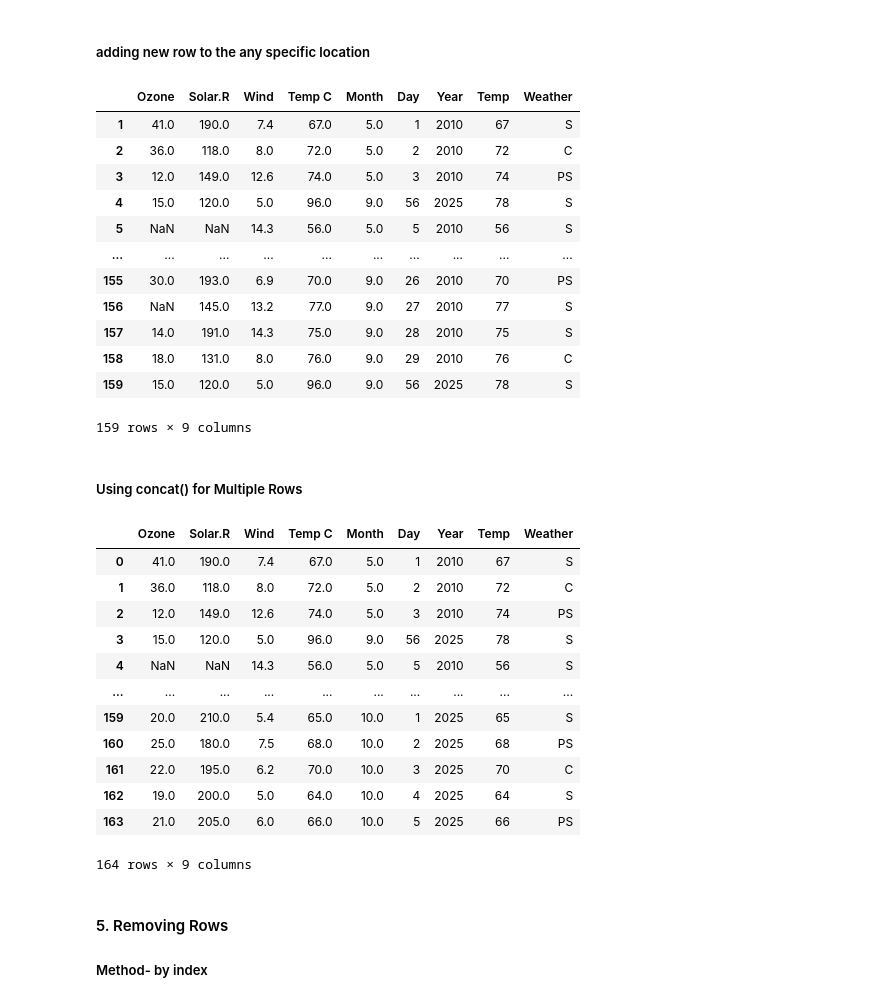
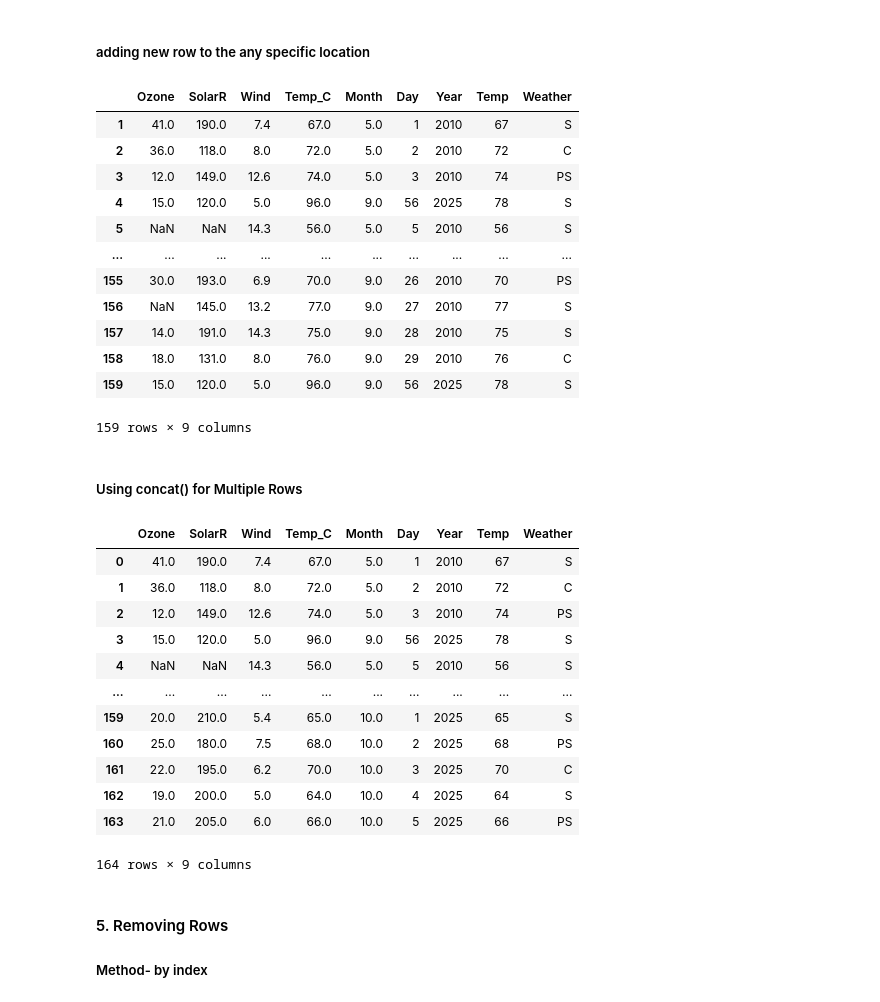
Before and after one commit to Shrawan662000/Python, a Jupyter notebook: Pandas/pandas_allInOne.ipynb, the cells around one changed output. Cells and saved outputs as stored; diff of their text form; code cells hidden in the pictures.

```diff
--- a/Pandas/pandas_allInOne.ipynb
+++ b/Pandas/pandas_allInOne.ipynb
@@ -640,0 +659,4 @@ data_cleaned2
+# %%
+# Rename specific columns
+data=data.rename(columns={'Solar.R': 'SolarR', 'Temp C': 'Temp_C'})
+data
@@ -732,7 +762,7 @@ data.iloc[3]=[15, 120, 5, 96, 9, 56, 2025, 78, 'S']
 # %%
 data
 # %% [output]
-|  | Ozone | Solar.R | Wind | Temp C | Month | Day | Year | Temp | Weather |
+|  | Ozone | SolarR | Wind | Temp_C | Month | Day | Year | Temp | Weather |
 | 1 | 41.0 | 190.0 | 7.4 | 67.0 | 5.0 | 1 | 2010 | 67 | S |
 | 2 | 36.0 | 118.0 | 8.0 | 72.0 | 5.0 | 2 | 2010 | 72 | C |
 | 3 | 12.0 | 149.0 | 12.6 | 74.0 | 5.0 | 3 | 2010 | 74 | PS |
@@ -750,18 +780,18 @@ data
 # %%
 # Define 5 new rows to be added
 new_rows = pd.DataFrame([
-    {'Ozone': 20.0, 'Solar.R': 210.0, 'Wind': 5.4, 'Temp C': 65.0, 'Month': 10, 'Day': 1, 'Year': 2025, 'Temp': 65, 'Weather': 'S'},
-    {'Ozone': 25.0, 'Solar.R': 180.0, 'Wind': 7.5, 'Temp C': 68.0, 'Month': 10, 'Day': 2, 'Year': 2025, 'Temp': 68, 'Weather': 'PS'},
-    {'Ozone': 22.0, 'Solar.R': 195.0, 'Wind': 6.2, 'Temp C': 70.0, 'Month': 10, 'Day': 3, 'Year': 2025, 'Temp': 70, 'Weather': 'C'},
-    {'Ozone': 19.0, 'Solar.R': 200.0, 'Wind': 5.0, 'Temp C': 64.0, 'Month': 10, 'Day': 4, 'Year': 2025, 'Temp': 64, 'Weather': 'S'},
-    {'Ozone': 21.0, 'Solar.R': 205.0, 'Wind': 6.0, 'Temp C': 66.0, 'Month': 10, 'Day': 5, 'Year': 2025, 'Temp': 66, 'Weather': 'PS'}
+    {'Ozone': 20.0, 'SolarR': 210.0, 'Wind': 5.4, 'Temp_C': 65.0, 'Month': 10, 'Day': 1, 'Year': 2025, 'Temp': 65, 'Weather': 'S'},
+    {'Ozone': 25.0, 'SolarR': 180.0, 'Wind': 7.5, 'Temp_C': 68.0, 'Month': 10, 'Day': 2, 'Year': 2025, 'Temp': 68, 'Weather': 'PS'},
+    {'Ozone': 22.0, 'SolarR': 195.0, 'Wind': 6.2, 'Temp_C': 70.0, 'Month': 10, 'Day': 3, 'Year': 2025, 'Temp': 70, 'Weather': 'C'},
+    {'Ozone': 19.0, 'SolarR': 200.0, 'Wind': 5.0, 'Temp_C': 64.0, 'Month': 10, 'Day': 4, 'Year': 2025, 'Temp': 64, 'Weather': 'S'},
+    {'Ozone': 21.0, 'SolarR': 205.0, 'Wind': 6.0, 'Temp_C': 66.0, 'Month': 10, 'Day': 5, 'Year': 2025, 'Temp': 66, 'Weather': 'PS'}
 ])
 
 data = pd.concat([data, new_rows], ignore_index=True)
 
 data
 # %% [output]
-|  | Ozone | Solar.R | Wind | Temp C | Month | Day | Year | Temp | Weather |
+|  | Ozone | SolarR | Wind | Temp_C | Month | Day | Year | Temp | Weather |
 | 0 | 41.0 | 190.0 | 7.4 | 67.0 | 5.0 | 1 | 2010 | 67 | S |
 | 1 | 36.0 | 118.0 | 8.0 | 72.0 | 5.0 | 2 | 2010 | 72 | C |
 | 2 | 12.0 | 149.0 | 12.6 | 74.0 | 5.0 | 3 | 2010 | 74 | PS |
```
Also changed, not shown: parts of 27 cells of this notebook.
